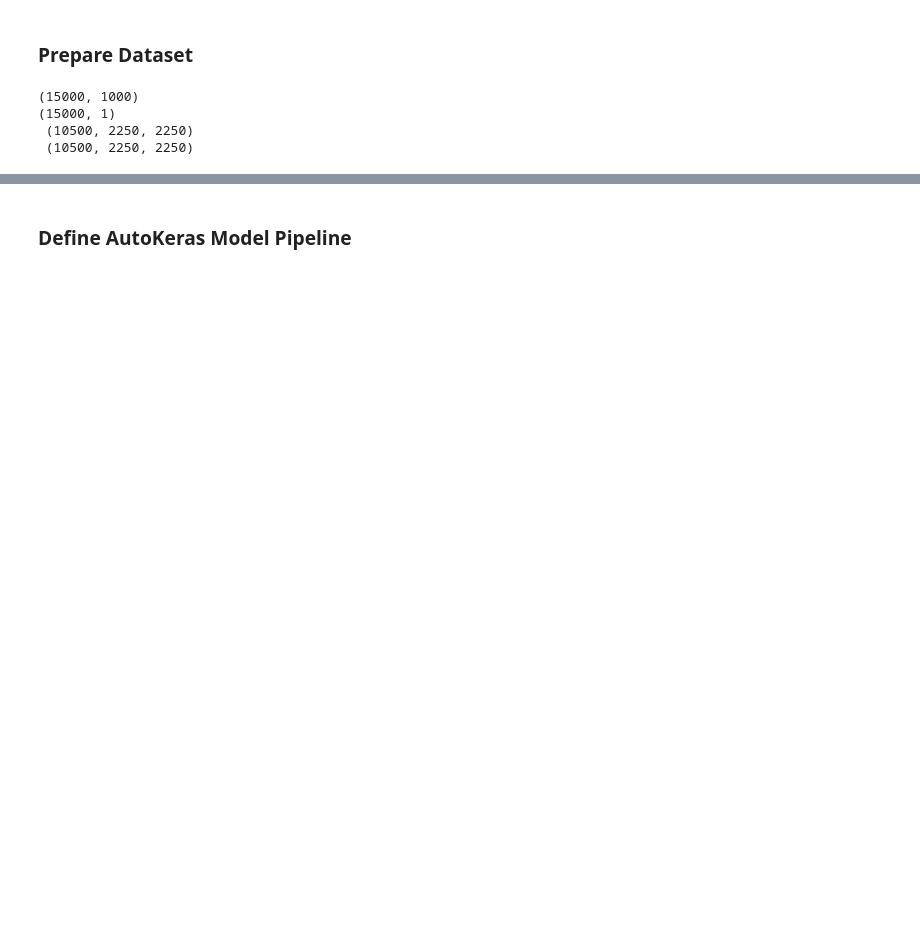
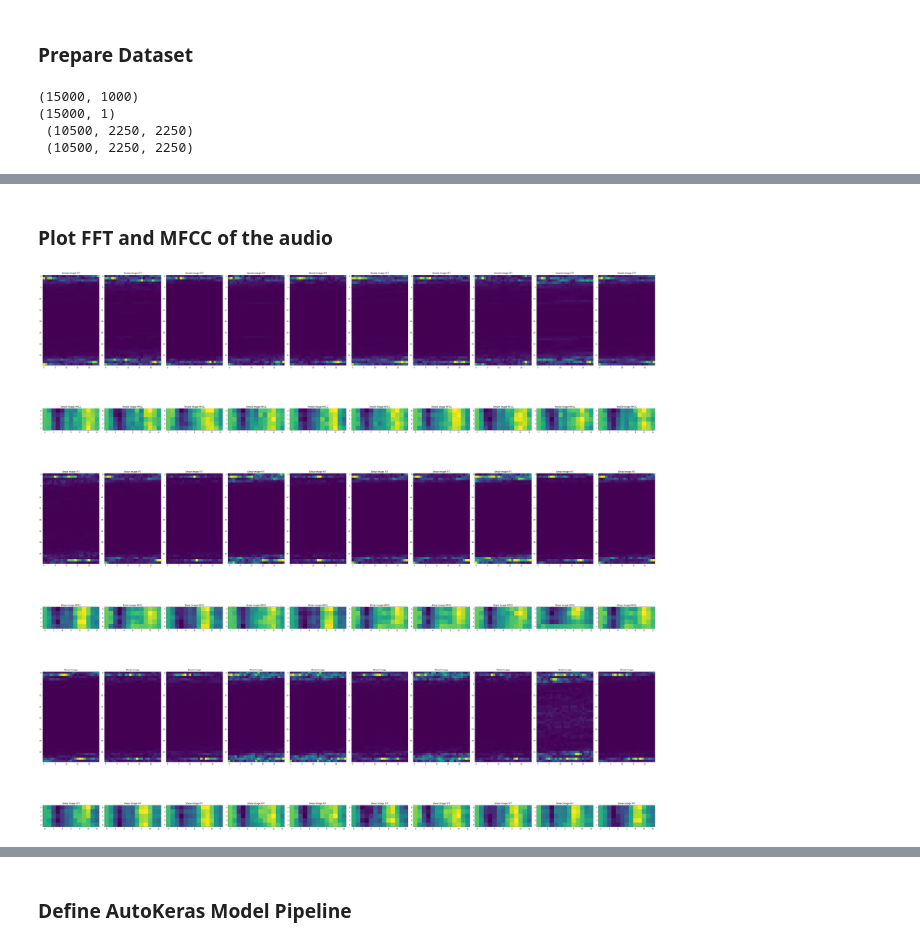
Before and after one commit to veysiadn/acustic-emission-models, a Jupyter notebook: auto_keras.ipynb, the cells around one changed output, grey strips where cells are left out. Cells and saved outputs as stored; diff of their text form; code cells hidden in the pictures; blank space fills up the shorter version.

```diff
--- a/auto_keras.ipynb
+++ b/auto_keras.ipynb
@@ -120,0 +245,65 @@ test_dataset = test_dataset.batch(BATCH_SIZE)
+# %% [markdown]
+### Plot FFT and MFCC of the audio
+# %%
+x_train_no = x_train[np.where(y_train == 0)[0]]
+y_train_no = y_train[np.where(y_train == 0)[0]]
+x_train_yes = x_train[np.where(y_train == 1)[0]]
+y_train_yes = y_train[np.where(y_train == 1)[0]]
+x_train_zero = x_train[np.where(y_train == 2)[0]]
+y_train_zero = y_train[np.where(y_train == 2)[0]]
+from turtle import color
+from python_speech_features import mfcc
+from python_speech_features import logfbank
+import matplotlib.pyplot as plt
+from matplotlib import cm
+
+
+colormap = cm.viridis
+n_rows=6
+n_cols=10
+image_height = 40
+image_width = 25
+
+
+fig = plt.subplots(nrows=n_rows, ncols=n_cols, figsize=(50, 50))
+for i in range(1,n_cols+1):
+    x1 = np.reshape(np.abs(np.fft.fft(x_train_no[i])), (image_height, image_width))
+    x2 = (mfcc(x_train_no[i], 16e3,nfilt=100))
+    x3 = np.reshape(np.abs(np.fft.fft(x_train_yes[i])), (image_height, image_width))
+    x4 = mfcc(x_train_yes[i], 16e3,nfilt=100)
+    x5 = np.reshape(np.abs(np.fft.fft(x_train_zero[i])), (image_height, image_width))
+    x6 = mfcc(x_train_zero[i], 16e3,nfilt=100)
+    data_to_plot = x1
+    cax = plt.subplot(n_rows, n_cols, i)
+    cax.imshow(data_to_plot ,  cmap=colormap)
+    cax.set_title('Tensile Image FFT')
+#############################################
+    data_to_plot = x2
+    cax = plt.subplot(n_rows, n_cols, i+n_cols)
+    cax.imshow(data_to_plot ,  cmap=colormap)
+    cax.set_title('Tensile Image MFCC')
+
+#############################################
+    data_to_plot = x3
+    cax = plt.subplot(n_rows, n_cols, i+2*n_cols)
+    cax.imshow(data_to_plot , cmap=colormap)
+    cax.set_title('Shear Image FFT')
+#############################################
+    data_to_plot = x4
+    cax = plt.subplot(n_rows, n_cols, i+3*n_cols)
+    cax.imshow(data_to_plot , cmap=colormap)
+    cax.set_title('Shear Image MFCC')
+#############################################
+    data_to_plot = x5
+    cax = plt.subplot(n_rows, n_cols, i+4*n_cols)
+    cax.imshow(data_to_plot , cmap=colormap)
+    cax.set_title('Mixed Image')
+##############################################
+    data_to_plot = x6
+    cax = plt.subplot(n_rows, n_cols, i+5*n_cols)
+    cax.imshow(data_to_plot , cmap=colormap)
+    cax.set_title('Shear Image FFT')
+plt.tight_layout()
+plt.show()
+# %% [output]
+[figure, added]
```
Also changed, not shown: parts of 6 cells of this notebook.
